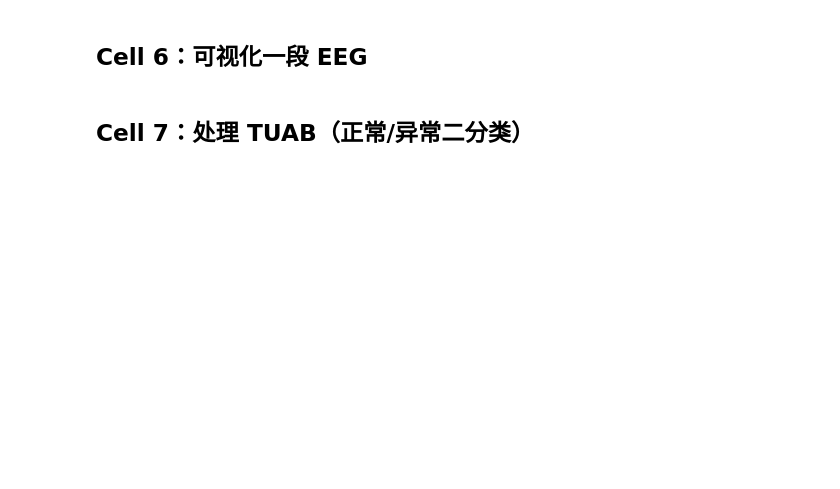
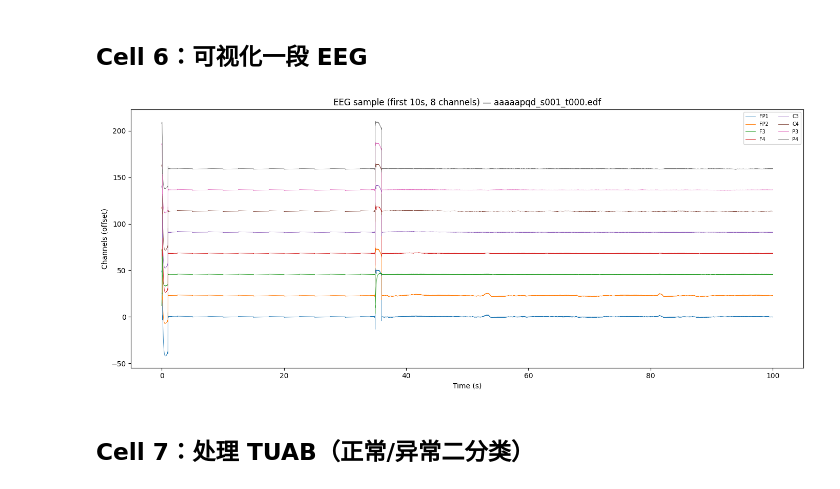
Before and after one commit to taotianli/epilabram, a Jupyter notebook: preprocess_tuh.ipynb, the cells around one changed output. Drawn from its saved outputs; the diff is of its cells as text; code cells hidden in the pictures; blank space fills up the shorter version.

```diff
--- a/preprocess_tuh.ipynb
+++ b/preprocess_tuh.ipynb
@@ -196,27 +239,29 @@ else:
 # %%
 if eeg is not None:
     # 显示前10秒，前8个通道
     n_show_ch  = 8
-    n_show_pts = int(10 * TARGET_FS)
+    n_show_pts = int(100 * TARGET_FS)
     t = np.arange(n_show_pts) / TARGET_FS
 
     fig, ax = plt.subplots(figsize=(14, 6))
     offset = 0
     step = eeg[:n_show_ch, :n_show_pts].std() * 4
     if step < 1e-6:
         step = 0.5
 
     for i in range(n_show_ch):
         ch_data = eeg[i, :n_show_pts]
         ax.plot(t, ch_data + offset, lw=0.6, color=f'C{i}', label=STANDARD_23[i])
         offset += step
 
     ax.set_xlabel('Time (s)')
     ax.set_ylabel('Channels (offset)')
     ax.set_title(f'EEG sample (first 10s, 8 channels) — {Path(edf_path).name}')
     ax.legend(loc='upper right', fontsize=7, ncol=2)
     plt.tight_layout()
     plt.show()
+# %% [output]
+[figure, added]
 # %% [markdown]
 ## Cell 7：处理 TUAB（正常/异常二分类）
 # %%
```
Also changed, not shown: parts of 14 cells of this notebook.
